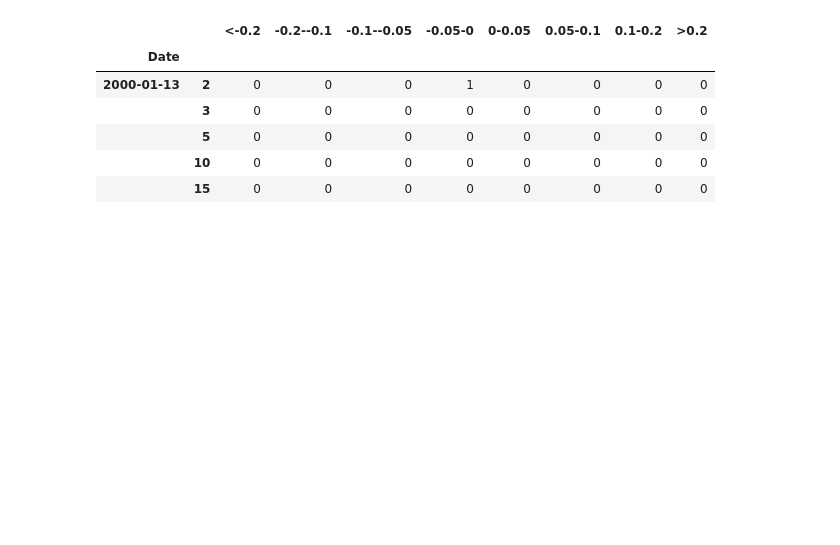
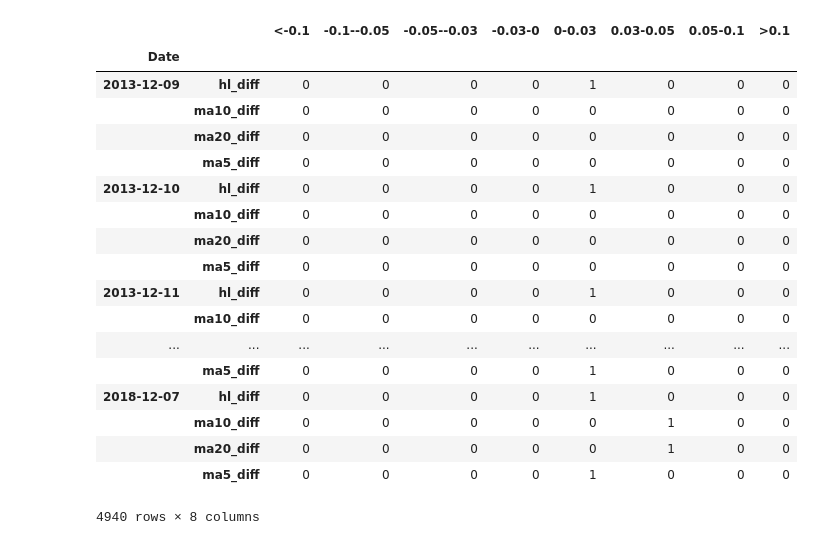
Before and after one commit to laikasinjason/deep-q-learning-trading-system-on-hk-stocks-market, a Jupyter notebook: data_engineering/data_engineering.ipynb, the cells around one changed output. Cells and saved outputs as stored; diff of their text form; code cells hidden in the pictures; blank space fills up the shorter version.

Commit message:
Data engineering: turning pt matrix/ technical indicator matrix

```diff
--- a/data_engineering/data_engineering.ipynb
+++ b/data_engineering/data_engineering.ipynb
@@ -3,5 +3,6 @@ import pandas as pd
 import matplotlib.pyplot as plt
 import numpy as np
 # %%
-data = pd.read_csv("0001.HK.csv", index_col = "Date")
+data = pd.read_csv("../../HKDailyStocksQuotes/0001.HK.csv", index_col = 'Date')
+data.index = pd.to_datetime(data.index,  format="%Y%m%d")
 # %%
@@ -76,23 +153,3 @@ idx_min, idx_max = turning_points(data['Adj Close'])
 # plt.plot(data['Adj Close'][:100], marker='o', markevery=idx_max)
 # plt.ylabel('some numbers')
 # plt.show()
-# %%
-max_matrix2 = create_turning_point_matrix_for_day_diff(data, 2, idx_max)
-max_matrix3 = create_turning_point_matrix_for_day_diff(data, 3, idx_max)
-max_matrix5 = create_turning_point_matrix_for_day_diff(data, 5, idx_max)
-max_matrix10 = create_turning_point_matrix_for_day_diff(data, 10, idx_max)
-max_matrix15 = create_turning_point_matrix_for_day_diff(data, 15, idx_max)
-
-result_matrix = pd.concat([max_matrix2, max_matrix3, max_matrix5, max_matrix10, max_matrix15], keys=[2,3,5,10,15])
-result_matrix.index=result_matrix.index.swaplevel(1,0)
-result_matrix = result_matrix.sort_index()
-result_matrix
-result_matrix.loc['2000-01-13']
-# %% [output]
-|  |  | <-0.2 | -0.2--0.1 | -0.1--0.05 | -0.05-0 | 0-0.05 | 0.05-0.1 | 0.1-0.2 | >0.2 |
-| Date |  |  |  |  |  |  |  |  |  |
-| 2000-01-13 | 2 | 0 | 0 | 0 | 1 | 0 | 0 | 0 | 0 |
-|  | 3 | 0 | 0 | 0 | 0 | 0 | 0 | 0 | 0 |
-|  | 5 | 0 | 0 | 0 | 0 | 0 | 0 | 0 | 0 |
-|  | 10 | 0 | 0 | 0 | 0 | 0 | 0 | 0 | 0 |
-|  | 15 | 0 | 0 | 0 | 0 | 0 | 0 | 0 | 0 |
@@ -98,0 +158,24 @@ result_matrix.loc['2000-01-13']
+# %%
+# result_max.groupby('DayDiff').sum()
+# result_max
+create_technical_indicator_3d_matrix(data)
+# %% [output]
+|  |  | <-0.1 | -0.1--0.05 | -0.05--0.03 | -0.03-0 | 0-0.03 | 0.03-0.05 | 0.05-0.1 | >0.1 |
+| Date |  |  |  |  |  |  |  |  |  |
+| 2013-12-09 | hl_diff | 0 | 0 | 0 | 0 | 1 | 0 | 0 | 0 |
+|  | ma10_diff | 0 | 0 | 0 | 0 | 0 | 0 | 0 | 0 |
+|  | ma20_diff | 0 | 0 | 0 | 0 | 0 | 0 | 0 | 0 |
+|  | ma5_diff | 0 | 0 | 0 | 0 | 0 | 0 | 0 | 0 |
+| 2013-12-10 | hl_diff | 0 | 0 | 0 | 0 | 1 | 0 | 0 | 0 |
+|  | ma10_diff | 0 | 0 | 0 | 0 | 0 | 0 | 0 | 0 |
+|  | ma20_diff | 0 | 0 | 0 | 0 | 0 | 0 | 0 | 0 |
+|  | ma5_diff | 0 | 0 | 0 | 0 | 0 | 0 | 0 | 0 |
+| 2013-12-11 | hl_diff | 0 | 0 | 0 | 0 | 1 | 0 | 0 | 0 |
+|  | ma10_diff | 0 | 0 | 0 | 0 | 0 | 0 | 0 | 0 |
+| ... | ... | ... | ... | ... | ... | ... | ... | ... | ... |
+|  | ma5_diff | 0 | 0 | 0 | 0 | 1 | 0 | 0 | 0 |
+| 2018-12-07 | hl_diff | 0 | 0 | 0 | 0 | 1 | 0 | 0 | 0 |
+|  | ma10_diff | 0 | 0 | 0 | 0 | 0 | 1 | 0 | 0 |
+|  | ma20_diff | 0 | 0 | 0 | 0 | 0 | 1 | 0 | 0 |
+|  | ma5_diff | 0 | 0 | 0 | 0 | 1 | 0 | 0 | 0 |
+4940 rows × 8 columns
```
Also changed, not shown: parts of 6 cells of this notebook, 2 other files.
